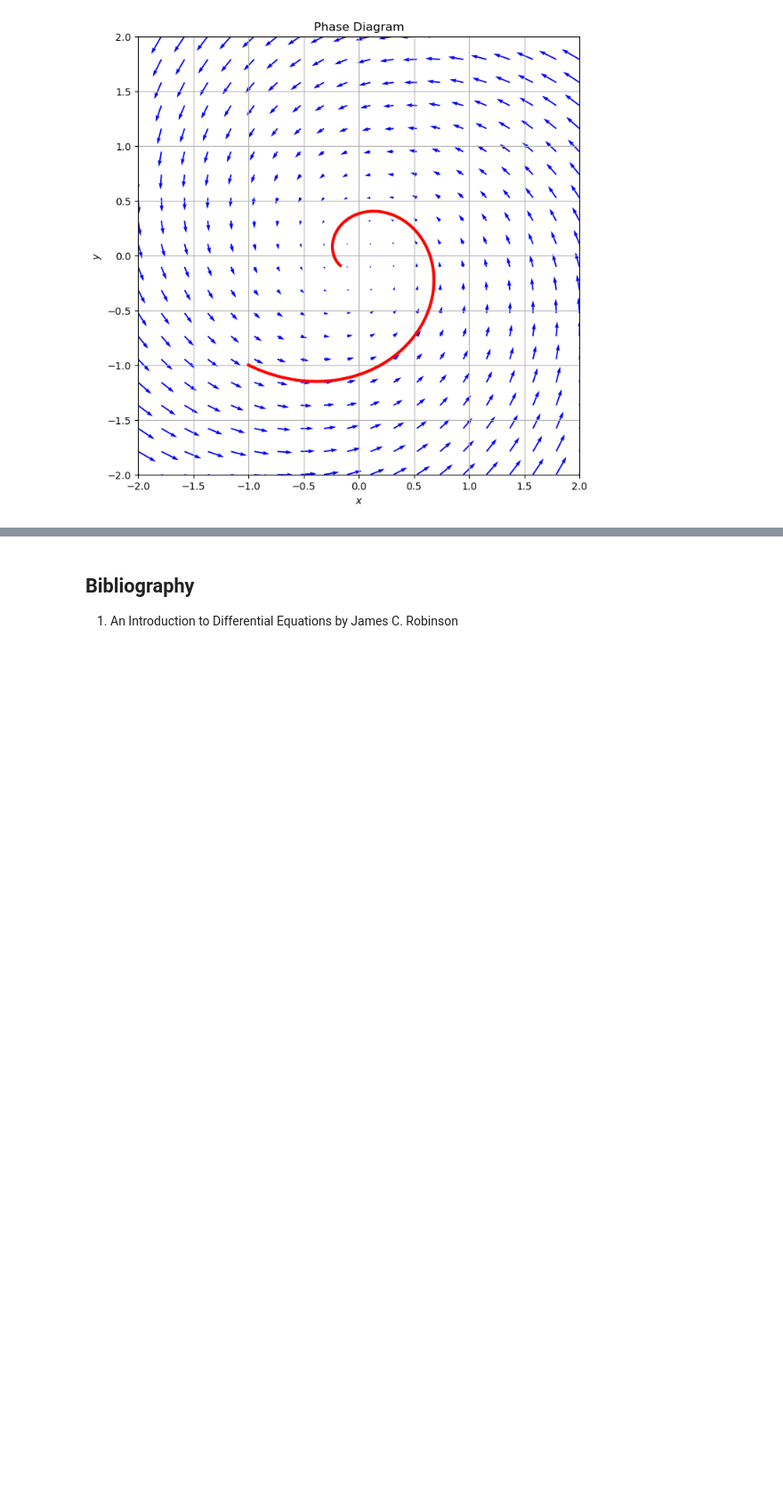
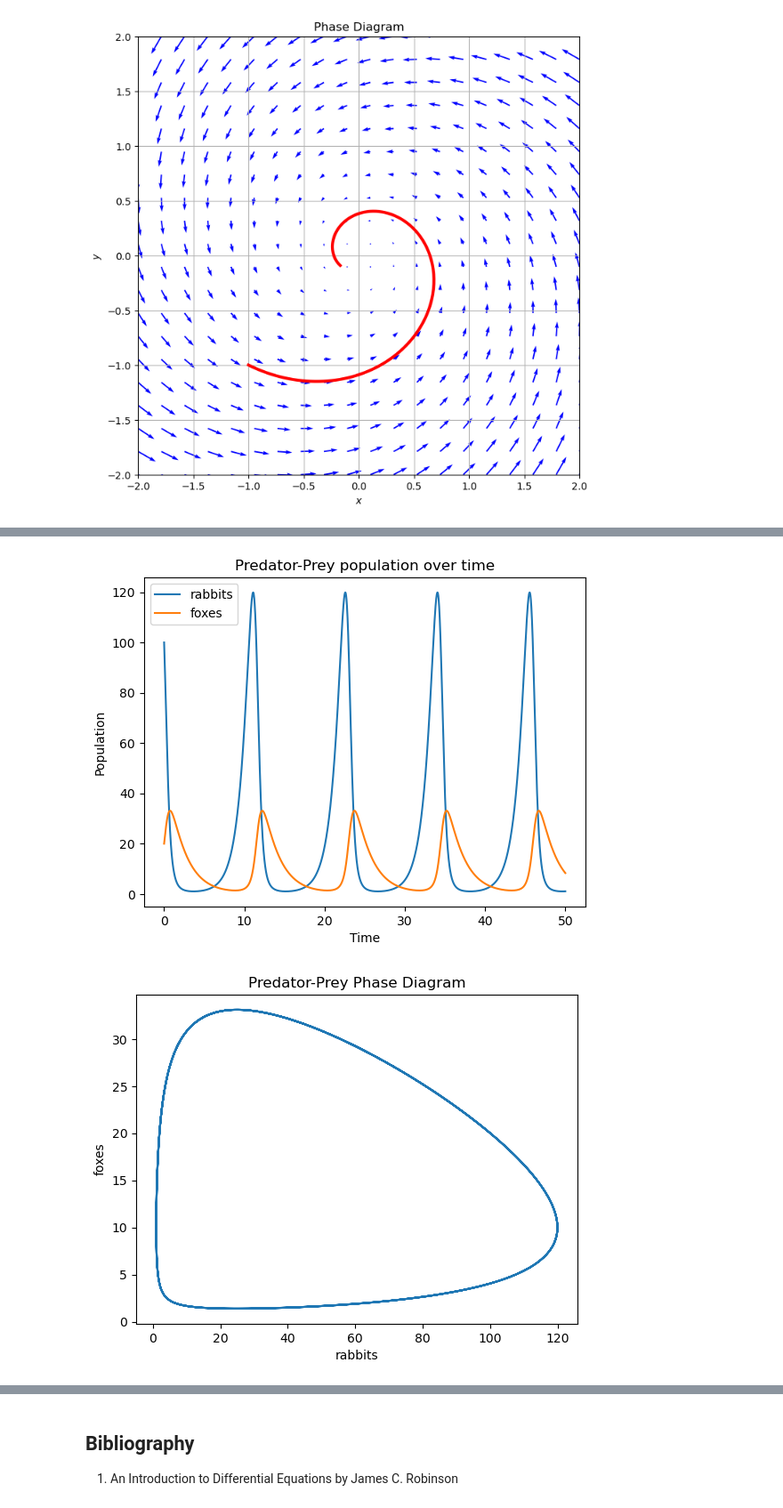
Before and after one commit to AlexanderTsoiGeorgiev/Differential-Equations, a Jupyter notebook: Differential Equations.ipynb, the cells around one changed output, grey strips where cells are left out. Shown at 89% size. Cells and saved outputs as stored; diff of their text form; code cells hidden in the pictures; blank space fills up the shorter version.

```diff
--- a/Differential Equations.ipynb
+++ b/Differential Equations.ipynb
@@ -815,0 +862,5 @@ plot_phase_diagram(equation_system=equation_system, initial_conditions=np.array(
+# %%
+plot_predator_prey_model()
+# %% [output]
+[figure, added]
+[figure, added]
```
Also changed, not shown: parts of 19 cells of this notebook.
